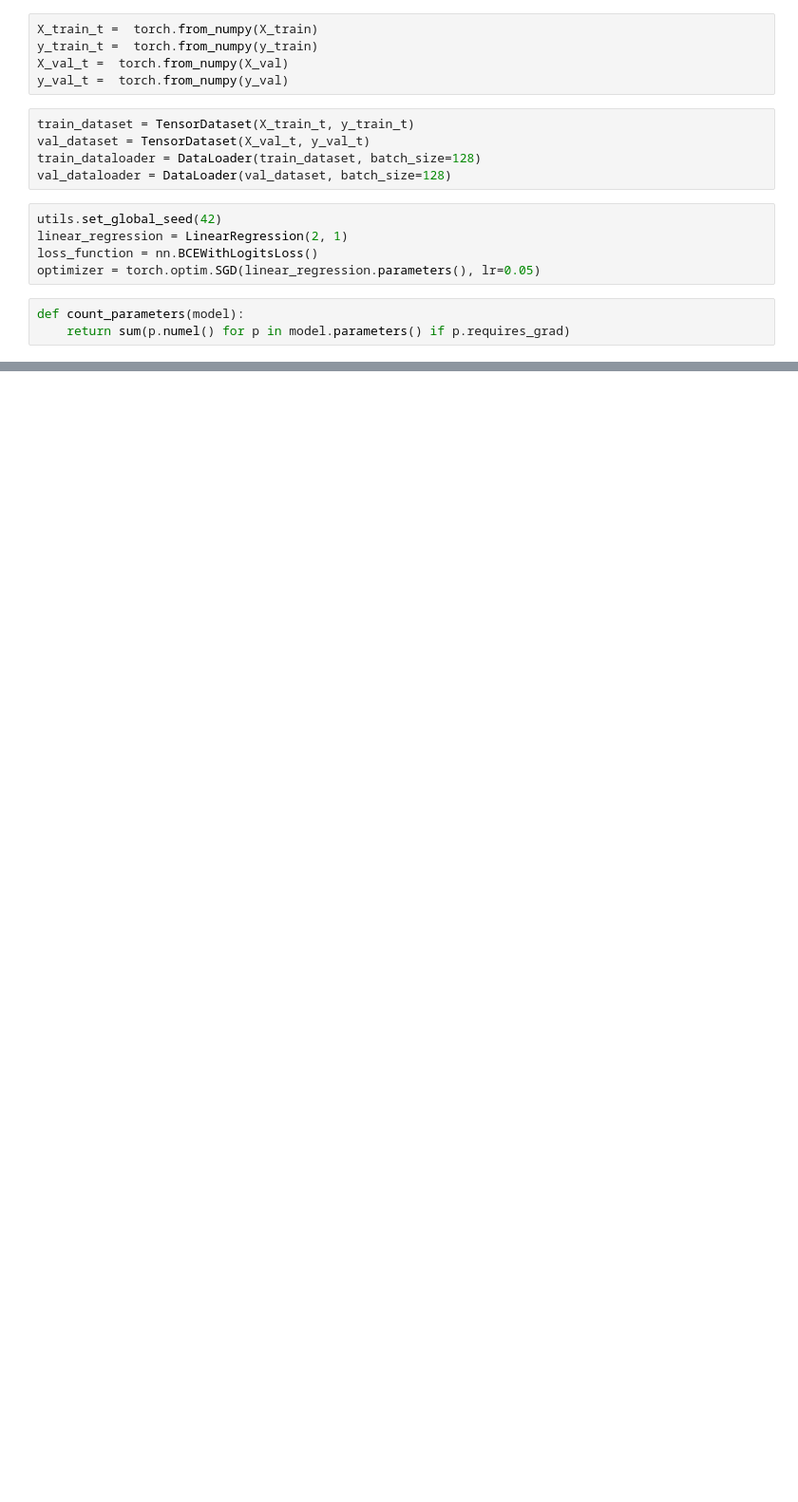
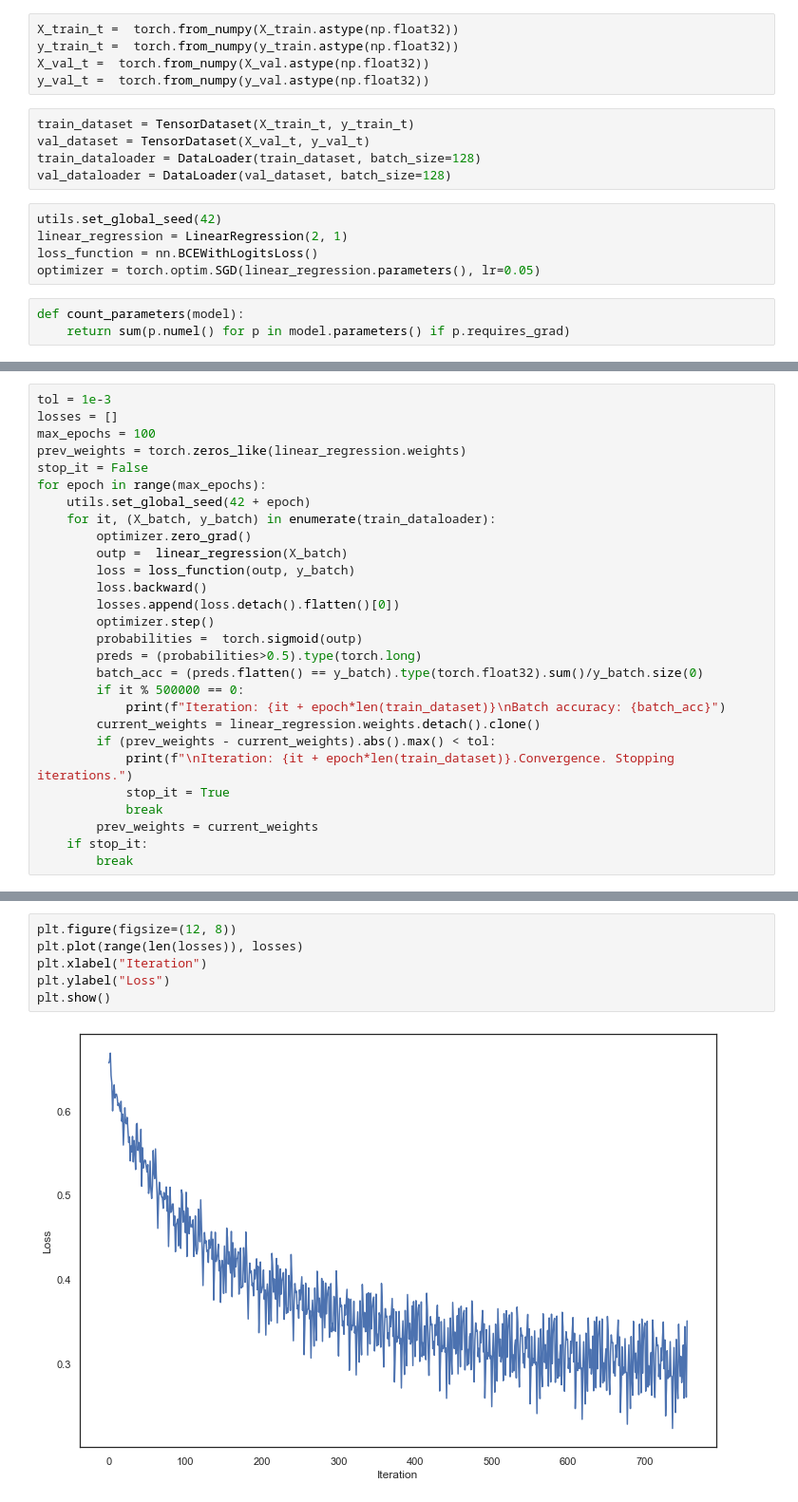
Before and after one commit to dato7898/depp_learning_mfti, a Jupyter notebook: Домашнее задание. Сверточные и полносвязные нейросети/homework.ipynb, the cells around one changed output, grey strips where cells are left out. Shown: that part at 95% size. Drawn from its saved outputs; the diff is of its cells as text; blank space fills up the shorter version.

```diff
--- a/Домашнее задание. Сверточные и полносвязные нейросети/homework.ipynb
+++ b/Домашнее задание. Сверточные и полносвязные нейросети/homework.ipynb
@@ -46,10 +44,10 @@ plt.show()
 # %%
 X_train, X_val, y_train, y_val = train_test_split(X, y, random_state=42)
 # %%
-X_train_t =  torch.from_numpy(X_train)
-y_train_t =  torch.from_numpy(y_train)
-X_val_t =  torch.from_numpy(X_val)
-y_val_t =  torch.from_numpy(y_val)
+X_train_t =  torch.from_numpy(X_train.astype(np.float32))
+y_train_t =  torch.from_numpy(y_train.astype(np.float32))
+X_val_t =  torch.from_numpy(X_val.astype(np.float32))
+y_val_t =  torch.from_numpy(y_val.astype(np.float32))
 # %%
 train_dataset = TensorDataset(X_train_t, y_train_t)
 val_dataset = TensorDataset(X_val_t, y_val_t)
@@ -69,0 +68,28 @@ count_parameters(linear_regression)
+# %%
+tol = 1e-3
+losses = []
+max_epochs = 100
+prev_weights = torch.zeros_like(linear_regression.weights)
+stop_it = False
+for epoch in range(max_epochs):
+    utils.set_global_seed(42 + epoch)
+    for it, (X_batch, y_batch) in enumerate(train_dataloader):
+        optimizer.zero_grad()
+        outp =  linear_regression(X_batch)
+        loss = loss_function(outp, y_batch)
+        loss.backward()
+        losses.append(loss.detach().flatten()[0])
+        optimizer.step()
+        probabilities =  torch.sigmoid(outp)
+        preds = (probabilities>0.5).type(torch.long)
+        batch_acc = (preds.flatten() == y_batch).type(torch.float32).sum()/y_batch.size(0)
+        if it % 500000 == 0:
+            print(f"Iteration: {it + epoch*len(train_dataset)}\nBatch accuracy: {batch_acc}")
+        current_weights = linear_regression.weights.detach().clone()
+        if (prev_weights - current_weights).abs().max() < tol:
+            print(f"\nIteration: {it + epoch*len(train_dataset)}.Convergence. Stopping iterations.")
+            stop_it = True
+            break
+        prev_weights = current_weights
+    if stop_it:
+        break
@@ -69,0 +114,8 @@ count_parameters(linear_regression)
+# %%
+plt.figure(figsize=(12, 8))
+plt.plot(range(len(losses)), losses)
+plt.xlabel("Iteration")
+plt.ylabel("Loss")
+plt.show()
+# %% [output]
+[figure, added]
```
Also changed, not shown: parts of 8 cells of this notebook, 1 other file.
